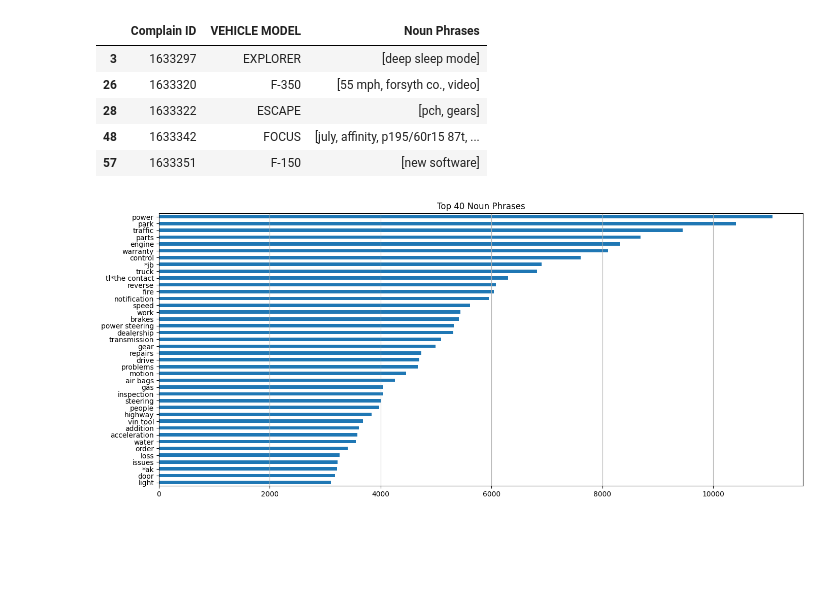
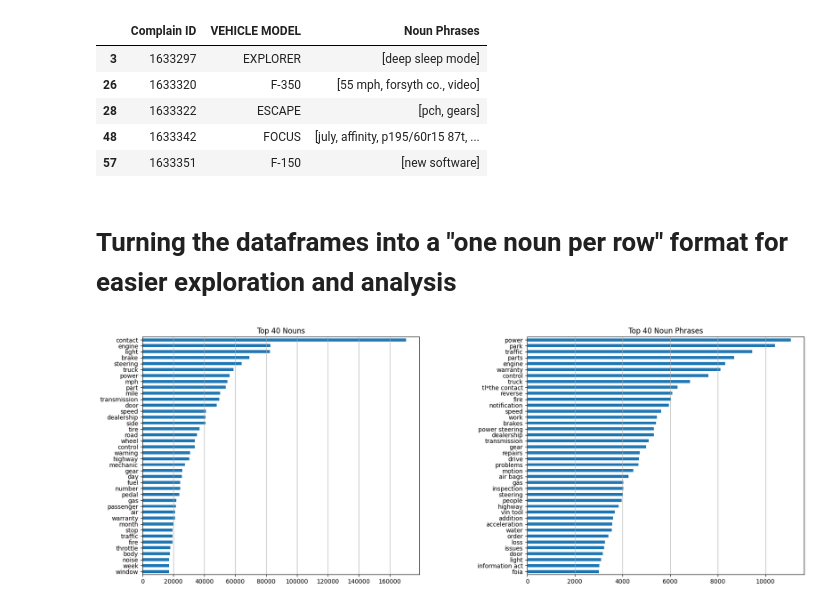
Before and after one commit to capofwesh20/Analysis-of-NHTSA-complaints, a Jupyter notebook: Associative_Mining.ipynb, the cells around one changed output. Saved outputs shown, nothing was run; the diff lists cells and outputs as text; code cells hidden in the pictures; blank space fills up the shorter version.

```diff
--- a/Associative_Mining.ipynb
+++ b/Associative_Mining.ipynb
@@ -134,0 +148,4 @@ subset_df = selected_df.iloc[:10000]
+# %%
+filtered_df = selected_df[selected_df['VEHICLE MAKE'] == 'FORD']
+noun_df = createNounDF(filtered_df)
+noun_df.head()
@@ -134,0 +159,4 @@ subset_df = selected_df.iloc[:10000]
+# %%
+noun_df.rename(columns={
+    'Keywords': 'Noun'
+}, inplace=True)
@@ -135,6 +172,6 @@ subset_df = selected_df.iloc[:10000]
 # %%
-filtered_df = subset_df[subset_df['VEHICLE MAKE'] == 'FORD']
-noun_phrases_df = createNounPhraseDF(filtered_df)
+filtered_df_1 = selected_df[selected_df['VEHICLE MAKE'] == 'FORD']
+noun_phrases_df = createNounPhraseDF(filtered_df_1)
 noun_phrases_df.head()
 # %% [output]
 |  | Complain ID | VEHICLE MODEL | Keywords |
@@ -158,20 +195,22 @@ noun_phrases_df.head()
 | 28 | 1633322 | ESCAPE | [pch, gears] |
 | 48 | 1633342 | FOCUS | [july, affinity, p195/60r15 87t, ... |
 | 57 | 1633351 | F-150 | [new software] |
+# %% [markdown]
+# Turning the dataframes into a "one noun per row" format for easier exploration and analysis
 # %%
+noun_row_df = noun_df.explode('Noun')
 noun_phrase_row_df = noun_phrases_df.explode('Noun Phrases')
-# %%
-
-fig, ax = plt.subplots(figsize=(18, 10))
-
-# Plot the top 40 noun phrases as a horizontal bar chart on the axis 'ax'
-noun_phrase_row_df['Noun Phrases'].value_counts().head(40).sort_values().plot(kind='barh', ax=ax)
-ax.set_title('Top 40 Noun Phrases')  # Setting the title for the plot
-ax.xaxis.grid(True)  # Adding the grid to the x-axis for better readability
-
-# Adjust layout to prevent overlap
-fig.tight_layout(pad=15)
-
-plt.show()
-# %% [output]
-[figure, removed]
+# %%
+
+figure, (ax1, ax2) = plt.subplots(ncols=2, figsize=(20,10))
+figure.tight_layout(pad=15)
+noun_row_df['Noun'].value_counts().head(40).sort_values().plot(kind='barh', ax=ax1)
+ax1.title.set_text('Top 40 Nouns')
+ax1.xaxis.grid(True)
+noun_phrase_row_df['Noun Phrases'].value_counts().head(40).sort_values().plot(kind='barh', ax=ax2)
+ax2.title.set_text('Top 40 Noun Phrases')
+ax2.xaxis.grid(True)
+
+plt.show()
+# %% [output]
+[figure, added]
```
Also changed, not shown: parts of 39 cells of this notebook.
